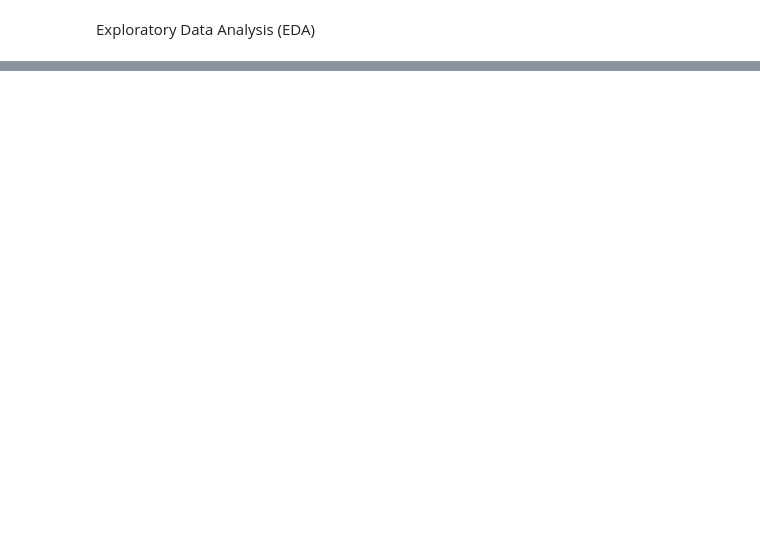
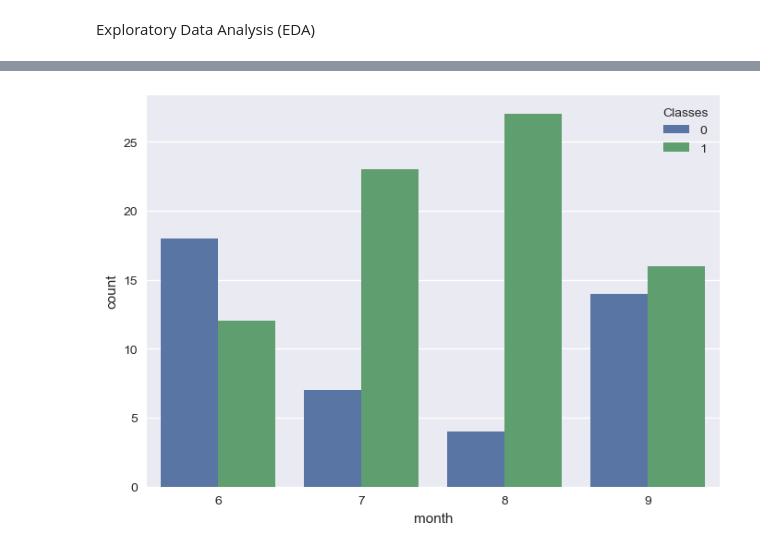
Before and after one commit to nidhi00y/Algerian-Forest-fire-Dataset-ML-Regression-Model-, a Jupyter notebook: 1.ipynb, the cells around one changed output, grey strips where cells are left out. Drawn from its saved outputs; the diff is of its cells as text; code cells hidden in the pictures; blank space fills up the shorter version.

```diff
--- a/1.ipynb
+++ b/1.ipynb
@@ -113,0 +166,7 @@ df_copy.head()
+# %%
+df_temp_1 = df.loc[df["Region"]==1]
+sns.countplot(x='month',hue="Classes",data=df_temp_1)
+plt.show()
+df=df_copy
+# %% [output]
+[figure, added]
```
Also changed, not shown: parts of 8 cells of this notebook.
